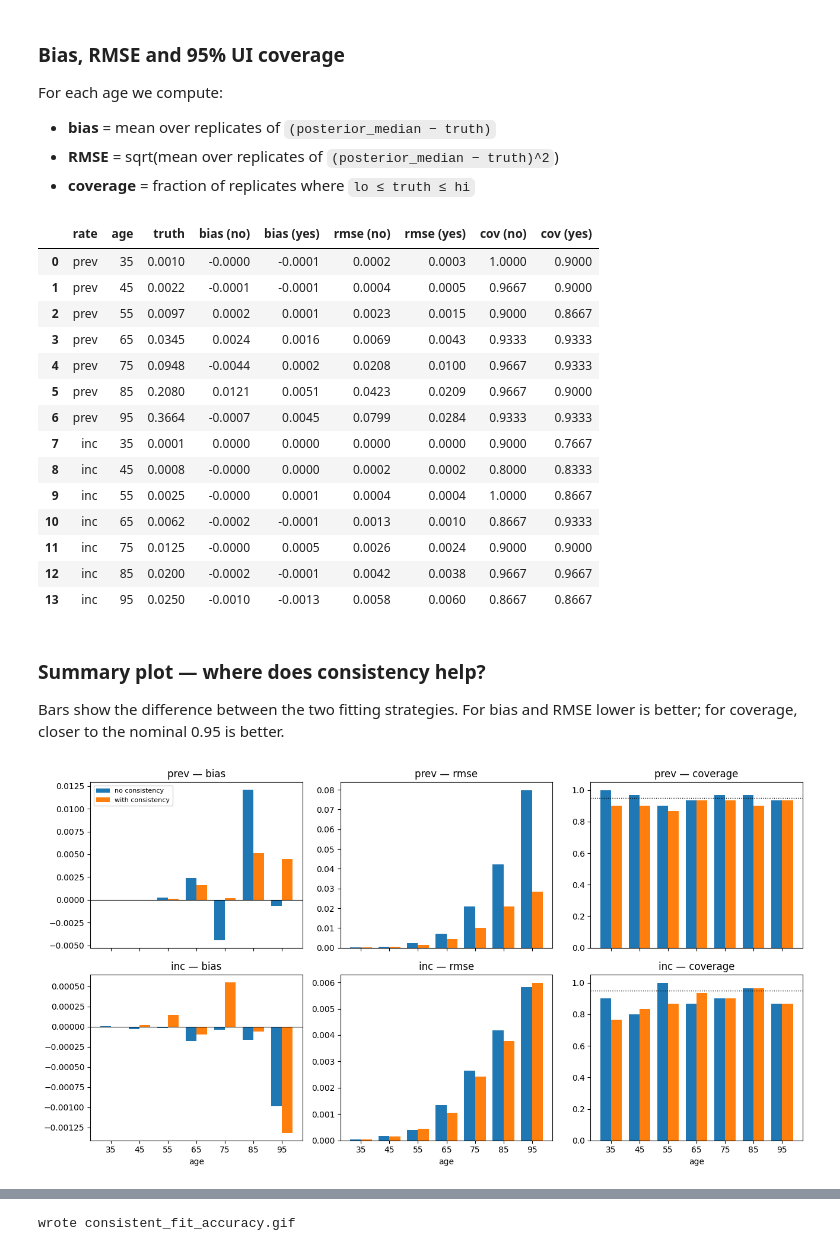
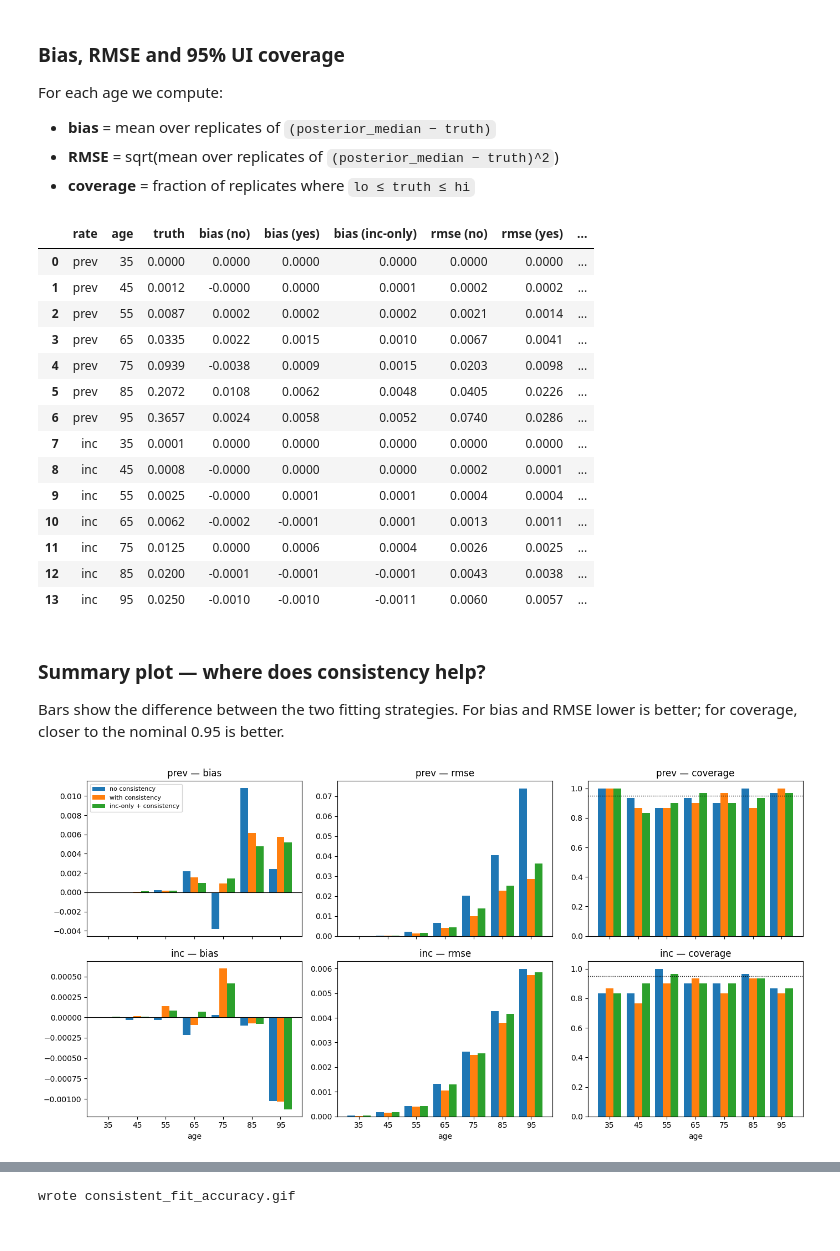
Before and after one commit to ihmeuw/vivarium_csu_alzheimers, a Jupyter notebook: notebooks/consistent_fit_accuracy.ipynb, the cells around one changed output, grey strips where cells are left out. Saved outputs shown, nothing was run; the diff lists cells and outputs as text; code cells hidden in the pictures.

Commit message:
add incidence-data-only model for additional comparison

```diff
--- a/notebooks/consistent_fit_accuracy.ipynb
+++ b/notebooks/consistent_fit_accuracy.ipynb
@@ -151,8 +204,9 @@ def fit(model_fn, obs_prev, obs_inc, seed, num_warmup=150, num_samples=150):
     return mcmc.get_samples()
 # %%
 obs_prev_1, obs_inc_1 = simulate_dataset(seed=0)
-samples_no = fit(model_no_consistency,   obs_prev_1, obs_inc_1, seed=11)
-samples_yes = fit(model_with_consistency, obs_prev_1, obs_inc_1, seed=12)
+samples_no  = fit(model_no_consistency,          obs_prev_1, obs_inc_1, seed=11)
+samples_yes = fit(model_with_consistency,        obs_prev_1, obs_inc_1, seed=12)
+samples_inc = fit(model_inc_only_with_consistency, obs_prev_1, obs_inc_1, seed=13)
 
 def summarise(samples, name):
     med = np.median(samples[name], axis=0)
@@ -164,6 +218,8 @@ prev_no  = summarise(samples_no,  "prev")
 inc_no   = summarise(samples_no,  "inc")
 prev_yes = summarise(samples_yes, "prev")
 inc_yes  = summarise(samples_yes, "inc")
+prev_inc_only = summarise(samples_inc, "prev")
+inc_inc_only  = summarise(samples_inc, "inc")
 print("Done.")
 # %% [output]
 Done.
@@ -261,8 +320,10 @@ def accuracy(med, lo, hi, truth):
     cov  = np.mean((lo <= truth[None, :]) & (truth[None, :] <= hi), axis=0)
     return bias, rmse, cov
 
+TAGS = ["no", "yes", "inc_only"]
+
 metrics = {}
-for tag in ["no", "yes"]:
+for tag in TAGS:
     metrics[tag] = {}
     for name, truth in [("prev", true_prev), ("inc", true_inc)]:
         b, r, c = accuracy(
@@ -280,30 +341,33 @@ for name, truth in [("prev", true_prev), ("inc", true_inc)]:
     for i, a in enumerate(ages):
         rows.append({
             "rate": name, "age": a, "truth": truth[i],
-            "bias (no)":  metrics["no"][name]["bias"][i],
-            "bias (yes)": metrics["yes"][name]["bias"][i],
-            "rmse (no)":  metrics["no"][name]["rmse"][i],
-            "rmse (yes)": metrics["yes"][name]["rmse"][i],
-            "cov (no)":   metrics["no"][name]["coverage"][i],
-            "cov (yes)":  metrics["yes"][name]["coverage"][i],
+            "bias (no)":       metrics["no"][name]["bias"][i],
+            "bias (yes)":      metrics["yes"][name]["bias"][i],
+            "bias (inc-only)": metrics["inc_only"][name]["bias"][i],
+            "rmse (no)":       metrics["no"][name]["rmse"][i],
+            "rmse (yes)":      metrics["yes"][name]["rmse"][i],
+            "rmse (inc-only)": metrics["inc_only"][name]["rmse"][i],
+            "cov (no)":        metrics["no"][name]["coverage"][i],
+            "cov (yes)":       metrics["yes"][name]["coverage"][i],
+            "cov (inc-only)":  metrics["inc_only"][name]["coverage"][i],
         })
 pd.DataFrame(rows).round(4)
 # %% [output]
-|  | rate | age | truth | bias (no) | bias (yes) | rmse (no) | rmse (yes) | cov (no) | cov (yes) |
-| 0 | prev | 35 | 0.0010 | -0.0000 | -0.0001 | 0.0002 | 0.0003 | 1.0000 | 0.9000 |
-| 1 | prev | 45 | 0.0022 | -0.0001 | -0.0001 | 0.0004 | 0.0005 | 0.9667 | 0.9000 |
-| 2 | prev | 55 | 0.0097 | 0.0002 | 0.0001 | 0.0023 | 0.0015 | 0.9000 | 0.8667 |
-| 3 | prev | 65 | 0.0345 | 0.0024 | 0.0016 | 0.0069 | 0.0043 | 0.9333 | 0.9333 |
-| 4 | prev | 75 | 0.0948 | -0.0044 | 0.0002 | 0.0208 | 0.0100 | 0.9667 | 0.9333 |
-| 5 | prev | 85 | 0.2080 | 0.0121 | 0.0051 | 0.0423 | 0.0209 | 0.9667 | 0.9000 |
-| 6 | prev | 95 | 0.3664 | -0.0007 | 0.0045 | 0.0799 | 0.0284 | 0.9333 | 0.9333 |
-| 7 | inc | 35 | 0.0001 | 0.0000 | 0.0000 | 0.0000 | 0.0000 | 0.9000 | 0.7667 |
-| 8 | inc | 45 | 0.0008 | -0.0000 | 0.0000 | 0.0002 | 0.0002 | 0.8000 | 0.8333 |
-| 9 | inc | 55 | 0.0025 | -0.0000 | 0.0001 | 0.0004 | 0.0004 | 1.0000 | 0.8667 |
-| 10 | inc | 65 | 0.0062 | -0.0002 | -0.0001 | 0.0013 | 0.0010 | 0.8667 | 0.9333 |
-| 11 | inc | 75 | 0.0125 | -0.0000 | 0.0005 | 0.0026 | 0.0024 | 0.9000 | 0.9000 |
-| 12 | inc | 85 | 0.0200 | -0.0002 | -0.0001 | 0.0042 | 0.0038 | 0.9667 | 0.9667 |
-| 13 | inc | 95 | 0.0250 | -0.0010 | -0.0013 | 0.0058 | 0.0060 | 0.8667 | 0.8667 |
+|  | rate | age | truth | bias (no) | bias (yes) | bias (inc-only) | rmse (no) | rmse (yes) | ... |
+| 0 | prev | 35 | 0.0000 | 0.0000 | 0.0000 | 0.0000 | 0.0000 | 0.0000 | ... |
+| 1 | prev | 45 | 0.0012 | -0.0000 | 0.0000 | 0.0001 | 0.0002 | 0.0002 | ... |
+| 2 | prev | 55 | 0.0087 | 0.0002 | 0.0002 | 0.0002 | 0.0021 | 0.0014 | ... |
+| 3 | prev | 65 | 0.0335 | 0.0022 | 0.0015 | 0.0010 | 0.0067 | 0.0041 | ... |
+| 4 | prev | 75 | 0.0939 | -0.0038 | 0.0009 | 0.0015 | 0.0203 | 0.0098 | ... |
+| 5 | prev | 85 | 0.2072 | 0.0108 | 0.0062 | 0.0048 | 0.0405 | 0.0226 | ... |
+| 6 | prev | 95 | 0.3657 | 0.0024 | 0.0058 | 0.0052 | 0.0740 | 0.0286 | ... |
+| 7 | inc | 35 | 0.0001 | 0.0000 | 0.0000 | 0.0000 | 0.0000 | 0.0000 | ... |
+| 8 | inc | 45 | 0.0008 | -0.0000 | 0.0000 | 0.0000 | 0.0002 | 0.0001 | ... |
+| 9 | inc | 55 | 0.0025 | -0.0000 | 0.0001 | 0.0001 | 0.0004 | 0.0004 | ... |
+| 10 | inc | 65 | 0.0062 | -0.0002 | -0.0001 | 0.0001 | 0.0013 | 0.0011 | ... |
+| 11 | inc | 75 | 0.0125 | 0.0000 | 0.0006 | 0.0004 | 0.0026 | 0.0025 | ... |
+| 12 | inc | 85 | 0.0200 | -0.0001 | -0.0001 | -0.0001 | 0.0043 | 0.0038 | ... |
+| 13 | inc | 95 | 0.0250 | -0.0010 | -0.0010 | -0.0011 | 0.0060 | 0.0057 | ... |
 # %% [markdown]
 ### Summary plot — where does consistency help?
 
@@ -311,29 +375,34 @@ Bars show the difference between the two fitting strategies.  For bias
 and RMSE lower is better; for coverage, closer to the nominal 0.95 is
 better.
 # %%
-fig, axes = plt.subplots(2, 3, figsize=(13, 7), sharex=True)
-x = np.arange(n_ages); width = 0.38
+fig, axes = plt.subplots(2, 3, figsize=(14, 7), sharex=True)
+x = np.arange(n_ages); width = 0.27
+tag_info = [
+    ("no",       "C0", "no consistency"),
+    ("yes",      "C1", "with consistency"),
+    ("inc_only", "C2", "inc-only + consistency"),
+]
 
 for row, (name, truth) in enumerate([("prev", true_prev), ("inc", true_inc)]):
     for col, metric in enumerate(["bias", "rmse", "coverage"]):
         ax = axes[row, col]
-        vno  = metrics["no"][name][metric]
-        vyes = metrics["yes"][name][metric]
-        ax.bar(x - width/2, vno,  width, color='C0', label='no consistency')
-        ax.bar(x + width/2, vyes, width, color='C1', label='with consistency')
+        for j, (tag, color, label) in enumerate(tag_info):
+            offset = (j - 1) * width  # -width, 0, +width
+            v = metrics[tag][name][metric]
+            ax.bar(x + offset, v, width, color=color, label=label)
         if metric == "coverage":
             ax.axhline(0.95, color='k', ls=':', lw=1, label='nominal 0.95')
             ax.set_ylim(0, 1.05)
         elif metric == "bias":
             ax.axhline(0.0, color='k', lw=0.8)
         ax.set_title(f"{name} — {metric}")
         ax.set_xticks(x); ax.set_xticklabels(ages)
         if row == 1: ax.set_xlabel('age')
         if row == 0 and col == 0: ax.legend(fontsize=8)
 
 plt.tight_layout(); plt.show()
 # %% [output]
-[figure, old version]
+[figure, new version]
 # %% [markdown]
 ## A compelling GIF — metrics converging as replicates accumulate
 
```
Also changed, not shown: parts of 10 cells of this notebook, 2 other files.
